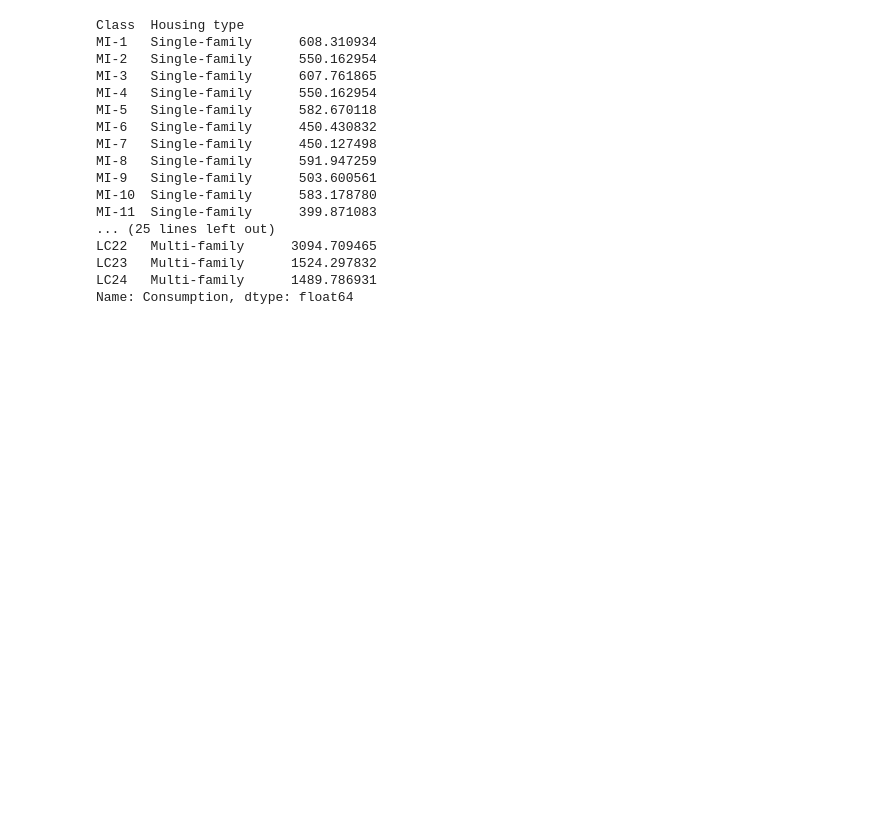
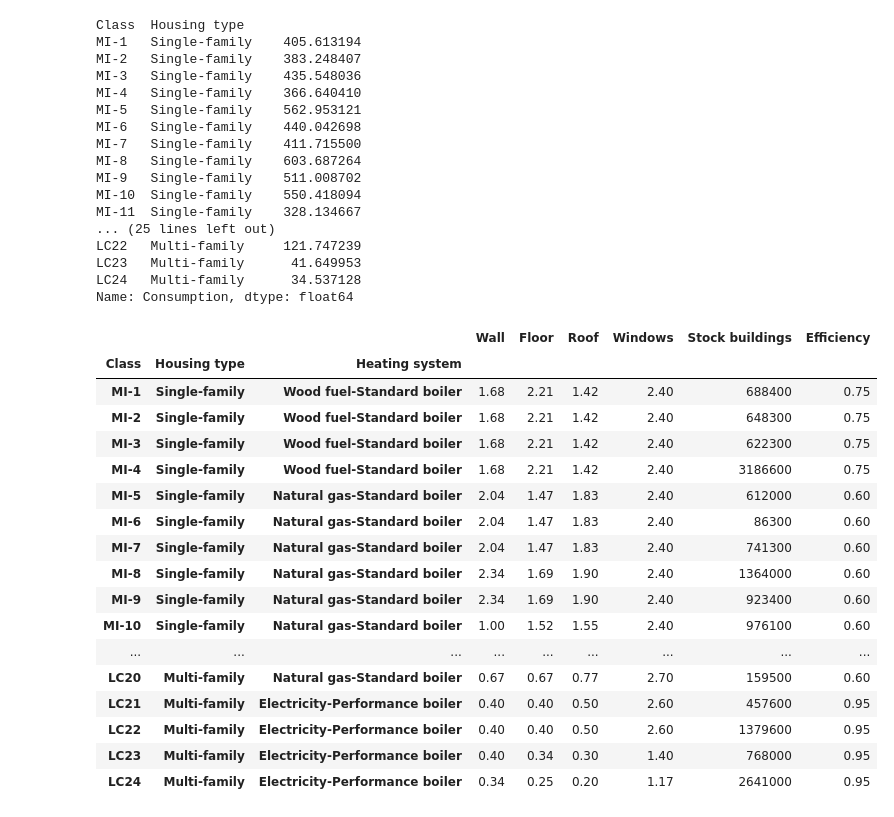
Before and after one commit to CIRED/Res-IRF4, a Jupyter notebook: project/analysis/new_consumption_function_SK.ipynb, the cells around one changed output. Cells and saved outputs as stored; diff of their text form; code cells hidden in the pictures; blank space fills up the shorter version.

```diff
--- a/project/analysis/new_consumption_function_SK.ipynb
+++ b/project/analysis/new_consumption_function_SK.ipynb
@@ -76,21 +80,43 @@ LC24   Multi-family      892.733539
 dtype: float64
 # %%
-heating_consumption(buildings['Wall'], buildings['Floor'], buildings['Roof'], buildings['Windows'], buildings['Efficiency'], ratio_surface, HDD_EQ)
+stat_heating_consumption(buildings['Wall'], buildings['Floor'], buildings['Roof'], buildings['Windows'], buildings['Efficiency'], ratio_surface, HDD)
 # %% [output]
 Class  Housing type
-MI-1   Single-family      608.310934
-MI-2   Single-family      550.162954
-MI-3   Single-family      607.761865
-MI-4   Single-family      550.162954
-MI-5   Single-family      582.670118
-MI-6   Single-family      450.430832
-MI-7   Single-family      450.127498
-MI-8   Single-family      591.947259
-MI-9   Single-family      503.600561
-MI-10  Single-family      583.178780
-MI-11  Single-family      399.871083
+MI-1   Single-family    405.613194
+MI-2   Single-family    383.248407
+MI-3   Single-family    435.548036
+MI-4   Single-family    366.640410
+MI-5   Single-family    562.953121
+MI-6   Single-family    440.042698
+MI-7   Single-family    411.715500
+MI-8   Single-family    603.687264
+MI-9   Single-family    511.008702
+MI-10  Single-family    550.418094
+MI-11  Single-family    328.134667
 ... (25 lines left out)
-LC22   Multi-family      3094.709465
-LC23   Multi-family      1524.297832
-LC24   Multi-family      1489.786931
+LC22   Multi-family     121.747239
+LC23   Multi-family      41.649953
+LC24   Multi-family      34.537128
 Name: Consumption, dtype: float64
+# %%
+buildings = buildings.set_index('Heating system', append=True)
+buildings
+# %% [output]
+|  |  |  | Wall | Floor | Roof | Windows | Stock buildings | Efficiency |
+| Class | Housing type | Heating system |  |  |  |  |  |  |
+| MI-1 | Single-family | Wood fuel-Standard boiler | 1.68 | 2.21 | 1.42 | 2.40 | 688400 | 0.75 |
+| MI-2 | Single-family | Wood fuel-Standard boiler | 1.68 | 2.21 | 1.42 | 2.40 | 648300 | 0.75 |
+| MI-3 | Single-family | Wood fuel-Standard boiler | 1.68 | 2.21 | 1.42 | 2.40 | 622300 | 0.75 |
+| MI-4 | Single-family | Wood fuel-Standard boiler | 1.68 | 2.21 | 1.42 | 2.40 | 3186600 | 0.75 |
+| MI-5 | Single-family | Natural gas-Standard boiler | 2.04 | 1.47 | 1.83 | 2.40 | 612000 | 0.60 |
+| MI-6 | Single-family | Natural gas-Standard boiler | 2.04 | 1.47 | 1.83 | 2.40 | 86300 | 0.60 |
+| MI-7 | Single-family | Natural gas-Standard boiler | 2.04 | 1.47 | 1.83 | 2.40 | 741300 | 0.60 |
+| MI-8 | Single-family | Natural gas-Standard boiler | 2.34 | 1.69 | 1.90 | 2.40 | 1364000 | 0.60 |
+| MI-9 | Single-family | Natural gas-Standard boiler | 2.34 | 1.69 | 1.90 | 2.40 | 923400 | 0.60 |
+| MI-10 | Single-family | Natural gas-Standard boiler | 1.00 | 1.52 | 1.55 | 2.40 | 976100 | 0.60 |
+| ... | ... | ... | ... | ... | ... | ... | ... | ... |
+| LC20 | Multi-family | Natural gas-Standard boiler | 0.67 | 0.67 | 0.77 | 2.70 | 159500 | 0.60 |
+| LC21 | Multi-family | Electricity-Performance boiler | 0.40 | 0.40 | 0.50 | 2.60 | 457600 | 0.95 |
+| LC22 | Multi-family | Electricity-Performance boiler | 0.40 | 0.40 | 0.50 | 2.60 | 1379600 | 0.95 |
+| LC23 | Multi-family | Electricity-Performance boiler | 0.40 | 0.34 | 0.30 | 1.40 | 768000 | 0.95 |
+| LC24 | Multi-family | Electricity-Performance boiler | 0.34 | 0.25 | 0.20 | 1.17 | 2641000 | 0.95 |
```
Also changed, not shown: parts of 10 cells of this notebook, 3 other files.
